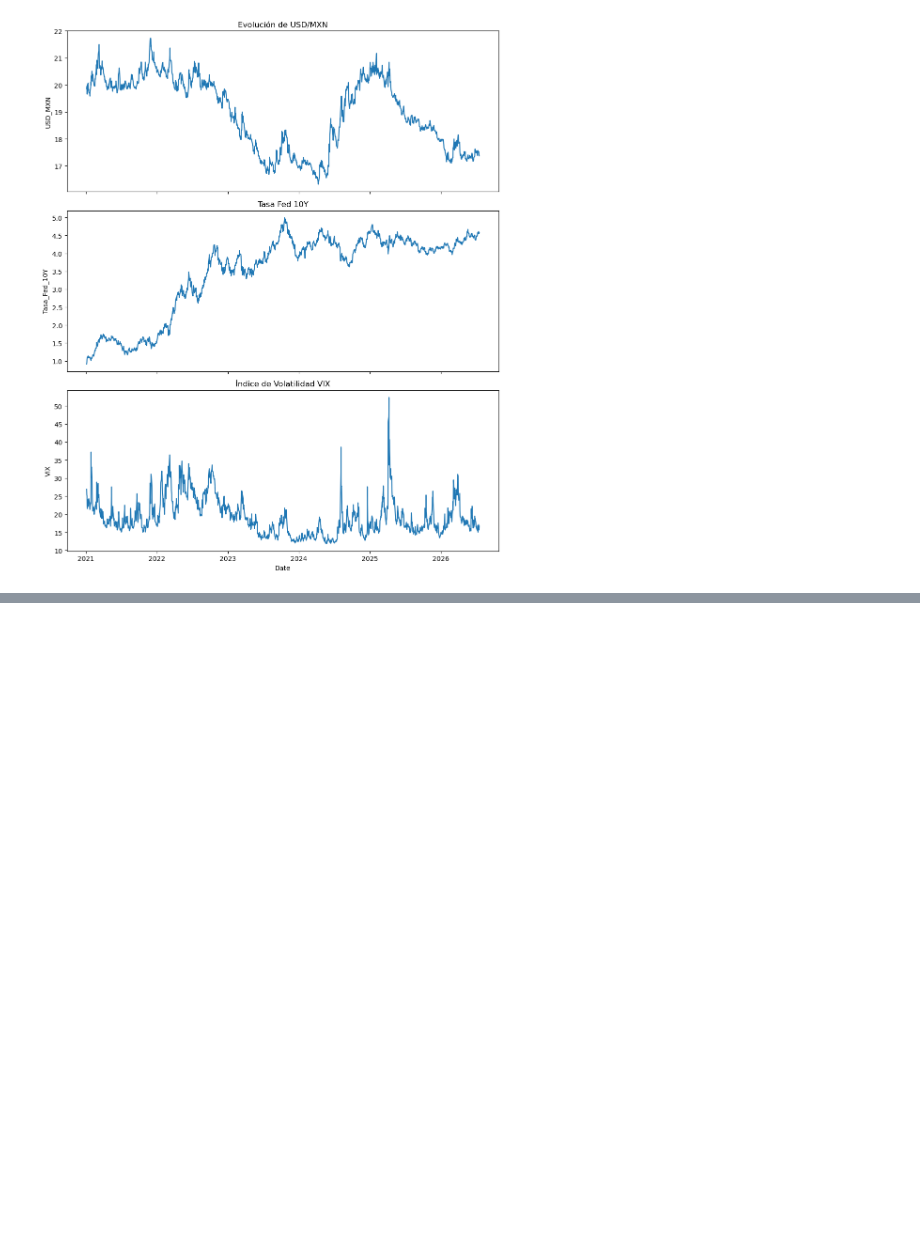
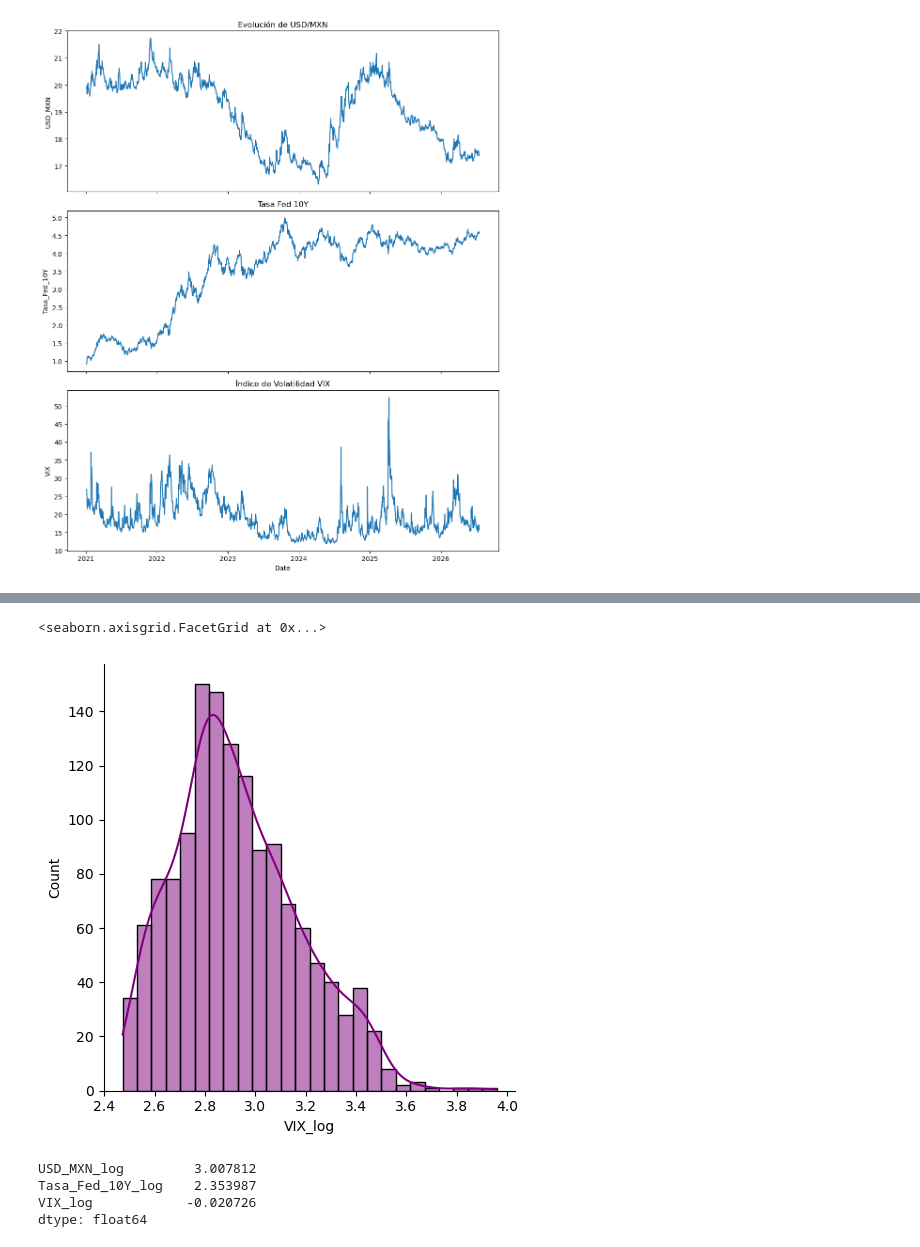
Before and after one commit to mari0ocape1-art/usd-mxn-volatility-switching-ml, a Jupyter notebook: notebook_1.ipynb, the cells around one changed output, grey strips where cells are left out. Drawn from its saved outputs; the diff is of its cells as text; code cells hidden in the pictures; blank space fills up the shorter version.

```diff
--- a/notebook_1.ipynb
+++ b/notebook_1.ipynb
@@ -499,0 +508,18 @@ plt.show()
+# %%
+sns.displot(
+    data=df_estacionario,
+    x='VIX_log',
+    kind='hist',
+    kde=True,
+    color='purple'
+)
+# %% [output]
+<seaborn.axisgrid.FacetGrid at 0x...>
+[figure, added]
+# %%
+df_estacionario.kurt()
+# %% [output]
+USD_MXN_log         3.007812
+Tasa_Fed_10Y_log    2.353987
+VIX_log            -0.020726
+dtype: float64
```
Also changed, not shown: parts of 46 cells of this notebook.
